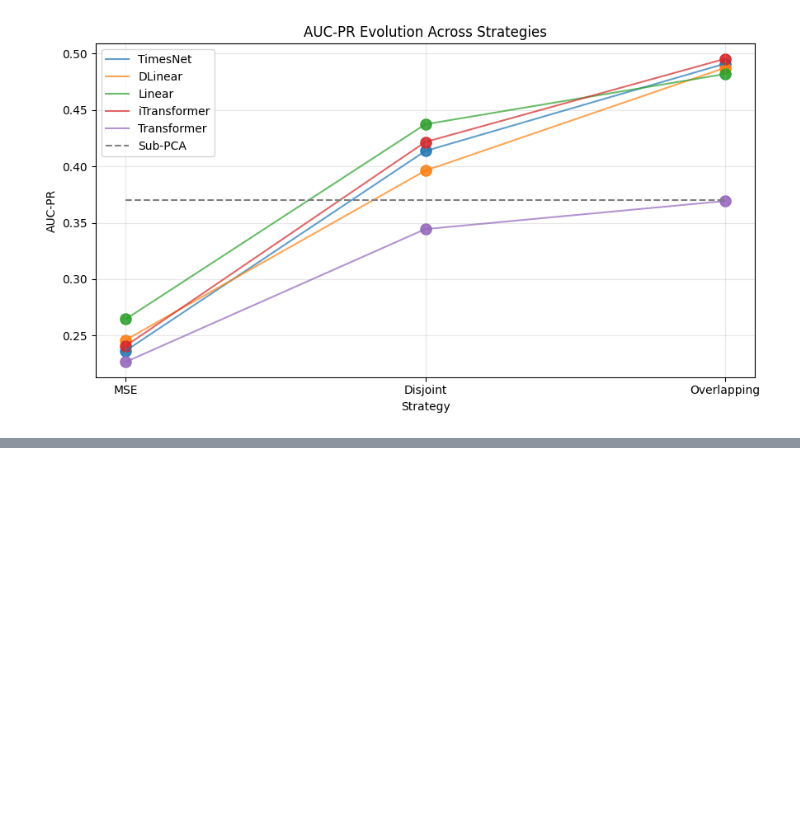
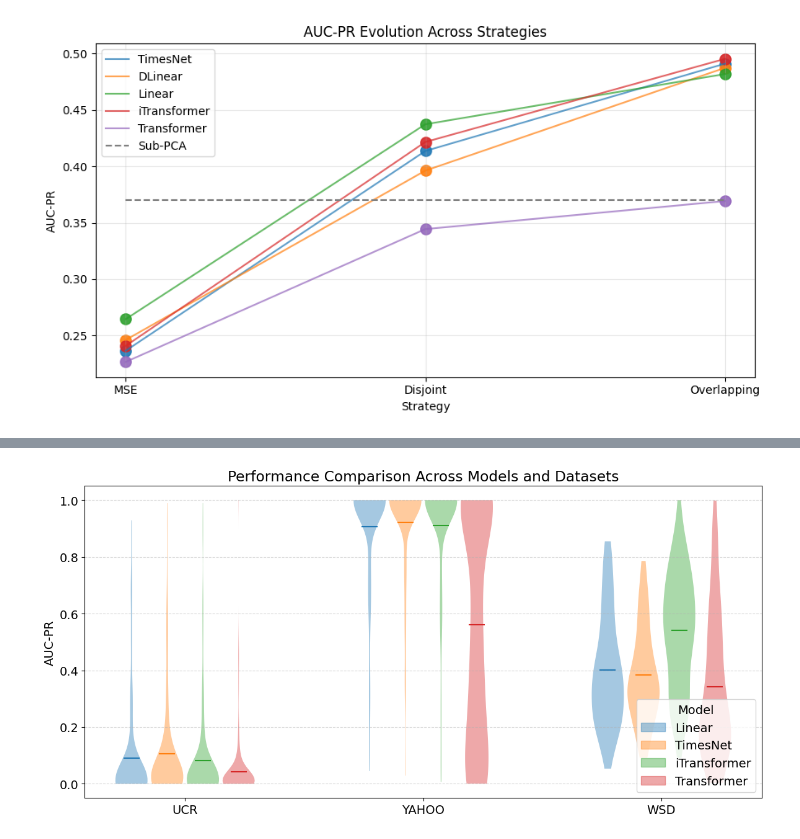
Before and after one commit to GuillaumeCld/DeepTSAD_eval, a Jupyter notebook: Untitled.ipynb, the cells around one changed output, grey strips where cells are left out. Drawn from its saved outputs; the diff is of its cells as text; code cells hidden in the pictures; blank space fills up the shorter version.

```diff
--- a/Untitled.ipynb
+++ b/Untitled.ipynb
@@ -109,0 +237,71 @@ plt.show()
+# %%
+import matplotlib.pyplot as plt
+import numpy as np
+import matplotlib.patches as mpatches
+
+dataset_names = ["UCR", "YAHOO", "WSD"]#, "Exathlon", "SMD", "NAB", "Stock", "IOPS"]
+
+models = {
+    "Linear": linear_avr,
+    "TimesNet": timesnet_avr,
+    "iTransformer": itrans_avr,
+    "Transformer": trans_avr,
+}
+
+plt.figure(figsize=(12, 6))
+
+n_datasets = len(dataset_names)
+n_models = len(models)
+
+# How far to shift each model's violin from the dataset center
+offset = 0.15
+
+for m_idx, (model_name, df) in enumerate(models.items()):
+    data = []
+    positions = []
+
+    for d_idx, ds in enumerate(dataset_names):
+        # Select rows for this dataset
+        mask = df["filename"].str.contains(ds)
+        vals = df.loc[mask, "AUC-PR"].dropna()
+
+        if len(vals) > 0:
+            data.append(vals)
+            # Center of dataset is (d_idx + 1); we shift each model left/right
+            pos = d_idx + 1 + (m_idx - (n_models - 1) / 2) * offset
+            positions.append(pos)
+
+    if len(data) == 0:
+        continue
+
+    parts = plt.violinplot(
+        data,
+        positions=positions,
+        widths=offset * 0.9,
+        showmeans=True,
+        showmedians=False,
+        showextrema=False,
+    )
+
+    # Make violins a bit transparent so overlaps are visible
+    for pc in parts["bodies"]:
+        pc.set_alpha(0.4)
+
+    # Store one patch per model for legend (color taken from first body)
+    color = parts["bodies"][0].get_facecolor().flatten()
+    if m_idx == 0:
+        legend_patches = []
+    legend_patches.append(mpatches.Patch(color=color, label=model_name))
+
+# X-axis: one tick per dataset
+plt.xticks(range(1, n_datasets + 1), dataset_names)
+plt.ylabel("AUC-PR")
+plt.title("Performance Comparison Across Models and Datasets")
+
+plt.grid(axis="y", linestyle="--", alpha=0.5)
+plt.legend(handles=legend_patches, title="Model")
+plt.tight_layout()
+plt.savefig("datasets.pdf", format="pdf")
+plt.show()
+# %% [output]
+[figure, added]
```
Also changed, not shown: parts of 3 cells of this notebook, 30 other files.
